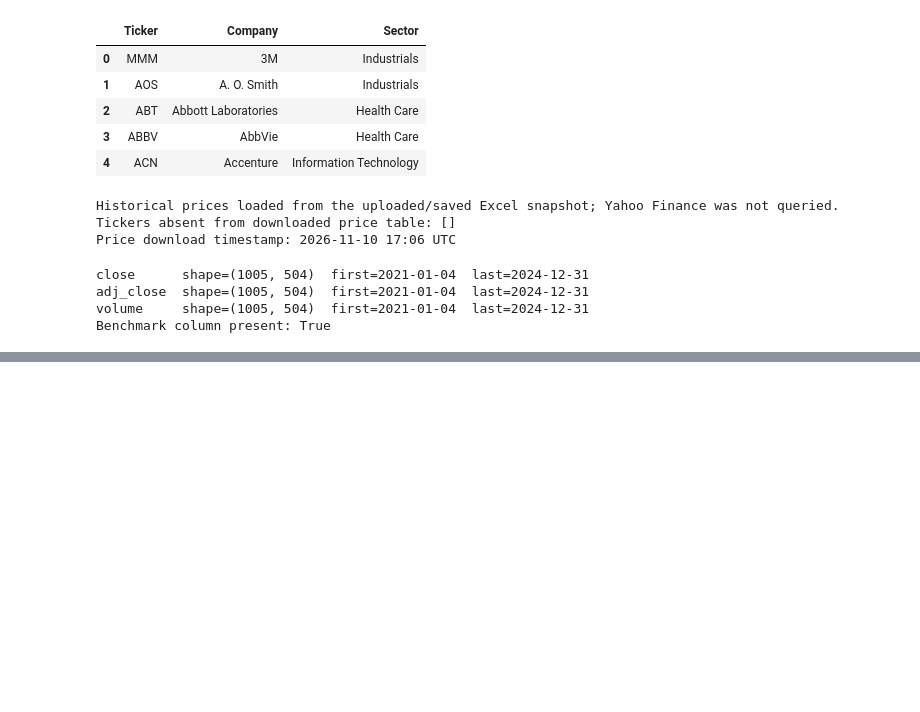
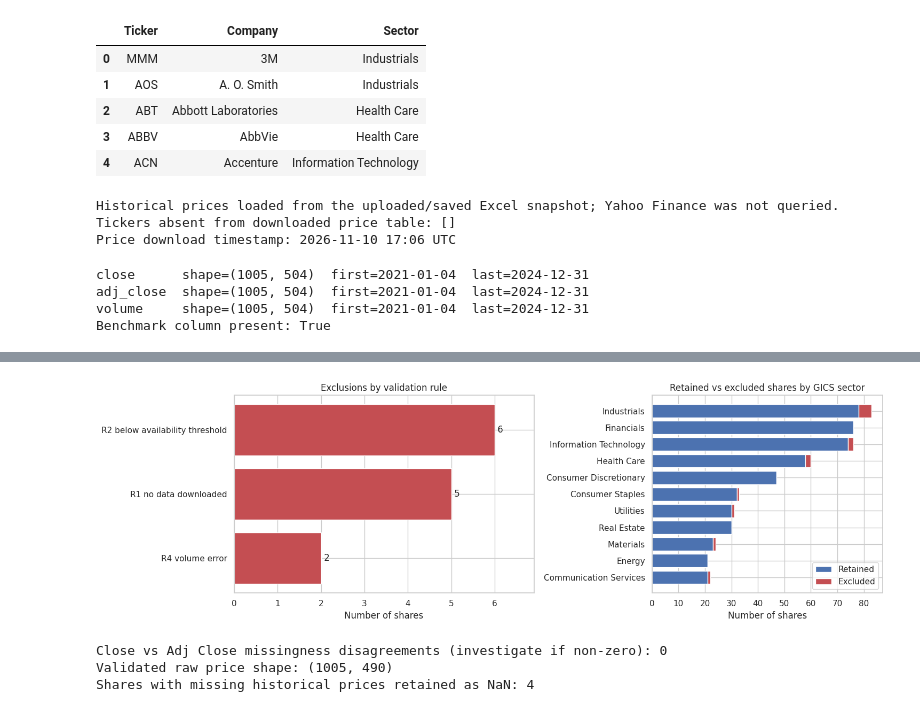
Before and after one commit to Dewdahara/CRMCM_CW1_w2054873, a Jupyter notebook: CRMCM_CW1_w2054873.ipynb, the cells around one changed output, grey strips where cells are left out. Saved outputs shown, nothing was run; the diff lists cells and outputs as text; code cells hidden in the pictures; blank space fills up the shorter version.

```diff
--- a/CRMCM_CW1_w2054873.ipynb
+++ b/CRMCM_CW1_w2054873.ipynb
@@ -276,0 +582,62 @@ Benchmark column present: True
+# %%
+# Chart: number of exclusions for each rule (left) and retained vs excluded shares for each GICS
+# sector (right).
+fig, axes = plt.subplots(1, 2, figsize=(15, 4.8), gridspec_kw={"width_ratios": [1.3, 1]})
+
+reason_counts = rules.sum().sort_values()
+reason_counts = reason_counts[reason_counts > 0]
+if len(reason_counts):
+    axes[0].barh(reason_counts.index, reason_counts.values, color="#C44E52")
+    for y, v in enumerate(reason_counts.values):
+        axes[0].text(v, y, f" {v}", va="center")
+axes[0].set_xlim(0, (reason_counts.max() if len(reason_counts) else 1) * 1.15)
+axes[0].set_title("Exclusions by validation rule")
+axes[0].set_xlabel("Number of shares")
+
+sector_counts = (
+    log.groupby(["Sector", "included"])
+    .size()
+    .unstack(fill_value=0)
+    .rename(columns={True: "Retained", False: "Excluded"})
+)
+sector_counts = sector_counts.reindex(columns=["Retained", "Excluded"], fill_value=0)
+sector_counts = sector_counts.sort_values("Retained")
+axes[1].barh(sector_counts.index, sector_counts["Retained"], color="#4C72B0", label="Retained")
+axes[1].barh(
+    sector_counts.index,
+    sector_counts["Excluded"],
+    left=sector_counts["Retained"],
+    color="#C44E52",
+    label="Excluded",
+)
+axes[1].set_title("Retained vs excluded shares by GICS sector")
+axes[1].set_xlabel("Number of shares")
+axes[1].legend()
+plt.tight_layout()
+plt.show()
+
+# Output:
+# Left chart: 6 shares for R2, 5 for R1 and 2 for R4.
+# Right chart: Industrials loses the most shares (5: FDXF, FERG, GEV, HONA and VLTO). Health Care
+# (GEHC, SOLV) and Information Technology (Q, SNDK) lose 2 each. Consumer Staples (VYLR), Utilities
+# (CEG), Communication Services (RDDT) and Materials (SW) lose 1 each, and Energy, Financials,
+# Consumer Discretionary and Real Estate lose none.
+# %% [output]
+[figure, added]
+# %%
+# Keep the observed prices exactly as downloaded. No forward-fill or back-fill is used (FILL_PRICES
+# = False), so every missing value stays NaN. Close and Adj Close should be missing on exactly the
+# same days.
+assert not FILL_PRICES, "Price imputation must remain disabled"
+close_v = close[valid_tickers].copy()
+adj_close_v = adj_close[valid_tickers].copy()
+volume_v = volume[valid_tickers].copy()
+
+missingness_difference = int((close_v.isna() != adj_close_v.isna()).to_numpy().sum())
+print("Close vs Adj Close missingness disagreements (investigate if non-zero):", missingness_difference)
+print("Validated raw price shape:", close_v.shape)
+print("Shares with missing historical prices retained as NaN:", int(adj_close_v.isna().any().sum()))
+# %% [output]
+Close vs Adj Close missingness disagreements (investigate if non-zero): 0
+Validated raw price shape: (1005, 490)
+Shares with missing historical prices retained as NaN: 4
```
Also changed, not shown: parts of 13 cells of this notebook.
